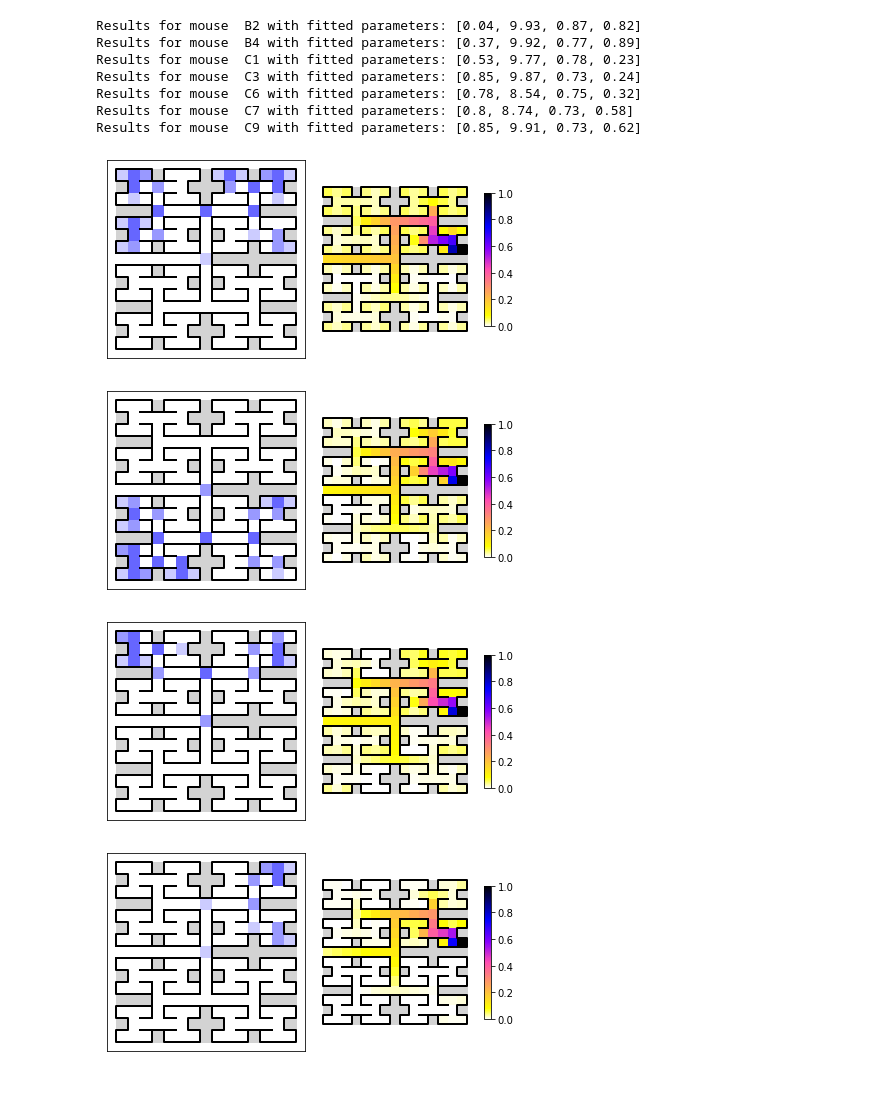
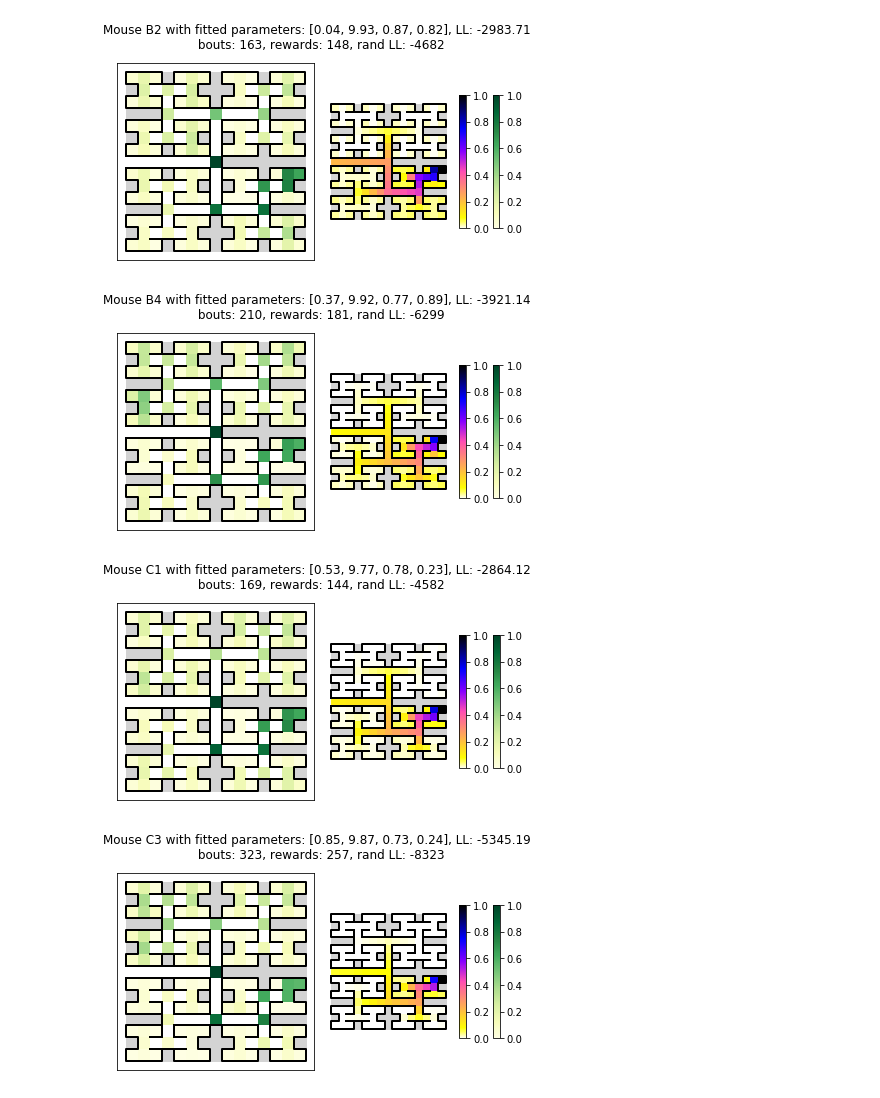
Before and after one commit to umeshksingla/MouseMazeHierRL, a Jupyter notebook: TDlambda_Home2Rwd_stan/TDlambda_Home2Rwd.ipynb, the cells around one changed output. Saved outputs shown, nothing was run; the diff lists cells and outputs as text; code cells hidden in the pictures.

Commit message:
Updated plot_maze_stats to be more sensitive to state visit freq
For an example use, refer to TDLambda_Home2Rwd.ipynb

```diff
--- a/TDlambda_Home2Rwd_stan/TDlambda_Home2Rwd.ipynb
+++ b/TDlambda_Home2Rwd_stan/TDlambda_Home2Rwd.ipynb
@@ -10,26 +10,3 @@ from TDLambda_Home2Rwd_model import TDLambda_Home2Rwd
 os.chdir('../TDLambda_Home2Rwd_stan')
 
 model = TDLambda_Home2Rwd()
-# %%
-def revise_subfits(exclude=None):
-    '''
-    Exclude specific mice from analysis
-    :param exclude: list of mouseIDs to exclude from simulations if their parameter fits didn't converge in STAN
-    '''
-    if exclude:
-        for mouseID in exclude:
-            org_sub_fits.pop(mouseID)
-        sub_fits = dict(zip(np.arange(10-len(exclude)), org_sub_fits.values()))
-    else:
-        sub_fits = org_sub_fits
-    real_mouseID = set(np.arange(10)) - set(exclude)
-
-    return sub_fits, real_mouseID
-
-# Loading real data
-real_traj = pickle.load(open('traj_data/real_traj/rewMICE_post_firstR_every_Rvisit.pkl','rb'))
-real_traj_lists = [traj[traj!=-1] for mouseID in np.arange(len(real_traj)) for traj in real_traj[mouseID]]
-
-# Retrieving fitted subject parameters
-org_sub_fits = pickle.load(open('results/TDlamda_Rvisit_real_init0.1/sub_fits.pkl','rb'))
-sub_fits, real_mouseID = revise_subfits([0,2,8])
@@ -36,2 +75,2 @@ sub_fits, real_mouseID = revise_subfits([0,2,8])
 # %%
-avg_state_value_hist, _ = model.simulate_avg(sub_fits, RUNS=2, N_BOUTS_TO_GENERATE=100)
+avg_state_value_hist, _ = model.simulate_avg(sub_fits, RUNS=20, N_BOUTS_TO_GENERATE=N_BOUTS_TO_GENERATE)
@@ -38,21 +98,17 @@ avg_state_value_hist, _ = model.simulate_avg(sub_fits, RUNS=2, N_BOUTS_TO_GENERA
 # %%
 # Plotting frequency of real trajectories and average state values of predicted trajectories
 for simID, realID in enumerate(real_mouseID):
-    print('Results for mouse ', RewNames[realID], 'with fitted parameters:', str([np.round(val,2) for val in sub_fits[simID][:-1]]))
-
     # Arrange plots for a side-by-side comparison
     fig, (ax1, ax2) = plt.subplots(1,2)
-    plot_maze_stats(real_traj_lists[realID], 'states', axes=ax1, display=False)
-    plot_maze_stats(avg_state_value_hist[simID], 'state_values', 'gnuplot2_r', axes=ax2, display=False) # 'OrRd'
+    plot_maze_stats(real_traj_lists[realID], 'states', 'YlGn', axes=ax1, display=False)
+    plot_maze_stats(avg_state_value_hist[simID], 'state_values', 'gnuplot2_r', axes=ax2, display=False)
+    ax1.invert_yaxis()
+    ax2.invert_yaxis()
+    fig.suptitle('Mouse %s with fitted parameters: %s, LL: %.2f \n bouts: %i, rewards: %i, rand LL: %.f'
+                 %(RewNames[realID], str([np.round(val,2) for val in sub_fits[simID][:-1]]), sub_fits[simID][-1],
+                   N_BOUTS_TO_GENERATE[simID], NRWDS[simID], indv_rand_LL[realID]))
 # %% [output]
-Results for mouse  B2 with fitted parameters: [0.04, 9.93, 0.87, 0.82]
-Results for mouse  B4 with fitted parameters: [0.37, 9.92, 0.77, 0.89]
-Results for mouse  C1 with fitted parameters: [0.53, 9.77, 0.78, 0.23]
-Results for mouse  C3 with fitted parameters: [0.85, 9.87, 0.73, 0.24]
-Results for mouse  C6 with fitted parameters: [0.78, 8.54, 0.75, 0.32]
-Results for mouse  C7 with fitted parameters: [0.8, 8.74, 0.73, 0.58]
-Results for mouse  C9 with fitted parameters: [0.85, 9.91, 0.73, 0.62]
-[figure, old version]
+[figure, new version]
-[figure, old version]
+[figure, new version]
-[figure, old version]
+[figure, new version]
-[figure, old version]
+[figure, new version]
```
Also changed, not shown: parts of 4 cells of this notebook, 2 other files.
